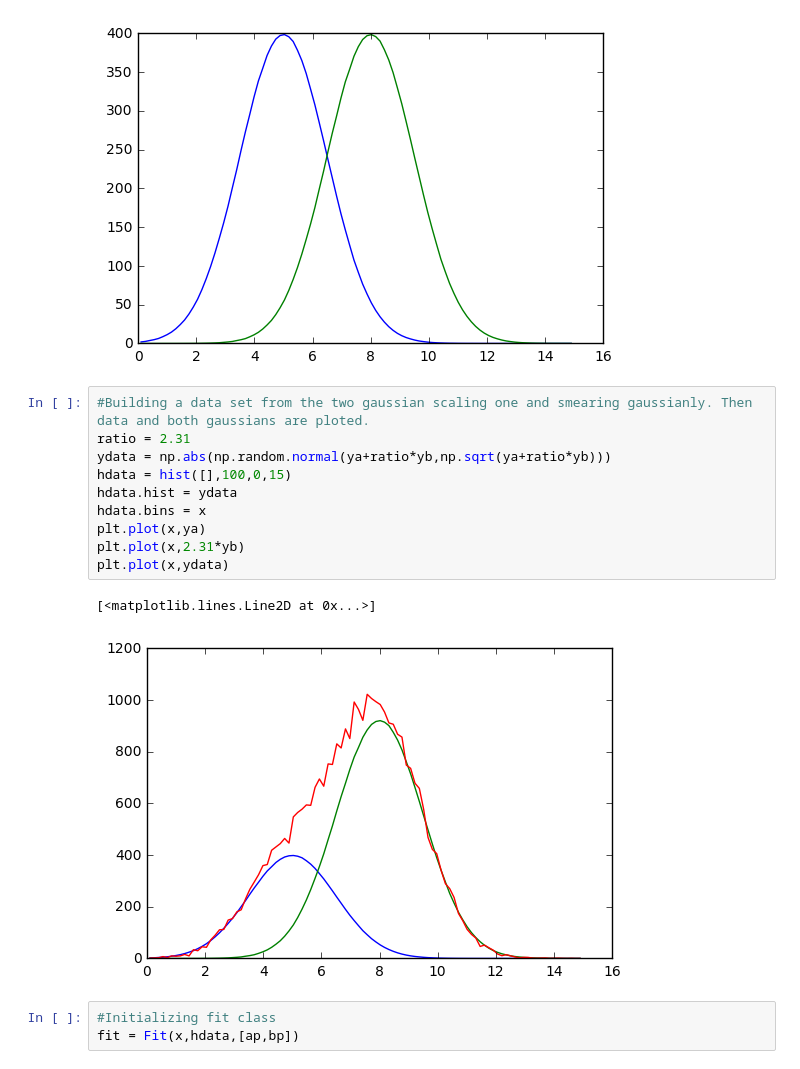
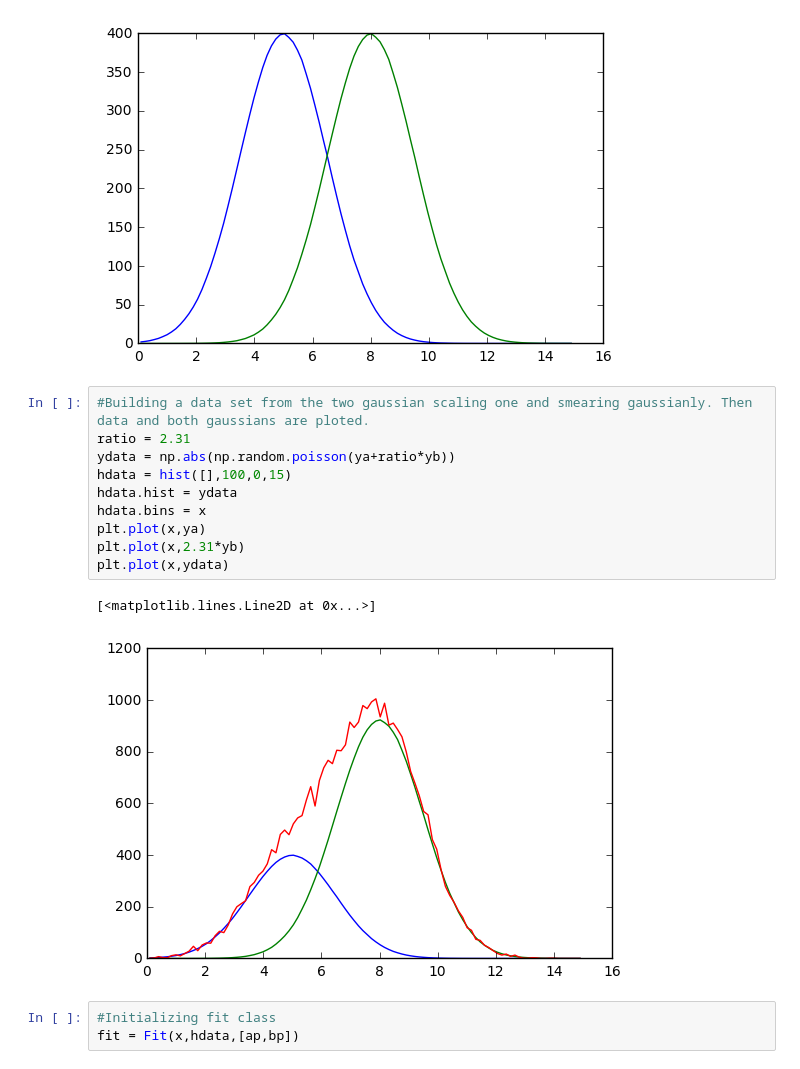
Before and after one commit to bpalmeiro/Next_Energy, a Jupyter notebook: Notebooks/Fits.ipynb, the cells around one changed output. Cells and saved outputs as stored; diff of their text form.

```diff
--- a/Notebooks/Fits.ipynb
+++ b/Notebooks/Fits.ipynb
@@ -147,16 +146,16 @@ plt.plot(x,yb)
 # %%
 #Building a data set from the two gaussian scaling one and smearing gaussianly. Then data and both gaussians are ploted.
 ratio = 2.31
-ydata = np.abs(np.random.normal(ya+ratio*yb,np.sqrt(ya+ratio*yb)))
+ydata = np.abs(np.random.poisson(ya+ratio*yb))
 hdata = hist([],100,0,15)
 hdata.hist = ydata
 hdata.bins = x
 plt.plot(x,ya)
 plt.plot(x,2.31*yb)
 plt.plot(x,ydata)
 # %% [output]
 [<matplotlib.lines.Line2D at 0x...>]
-[figure, old version]
+[figure, new version]
 # %%
 #Initializing fit class
 fit = Fit(x,hdata,[ap,bp])
```
Also changed, not shown: parts of 3 cells of this notebook, 8 other files.
